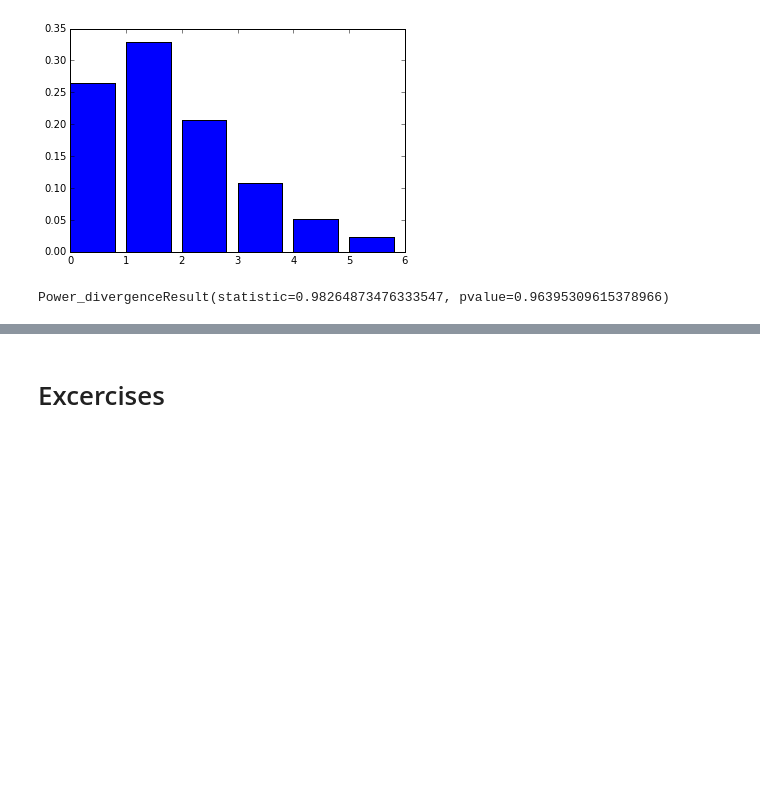
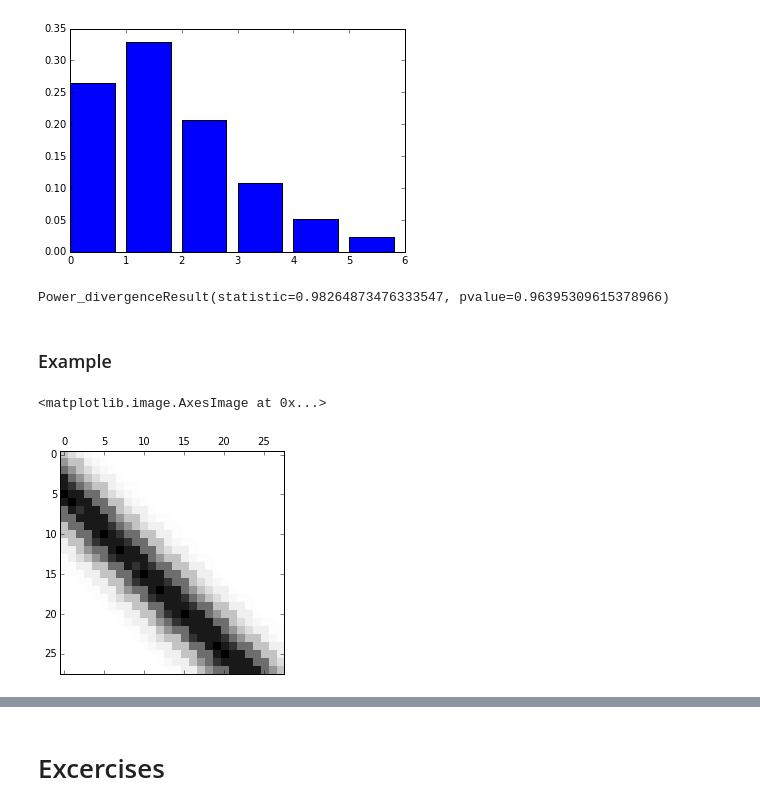
Before and after one commit to HSE-LAMBDA/modern-technologies-for-ml-and-big-data, a Jupyter notebook: lecture1/SciPy.ipynb, the cells around one changed output, grey strips where cells are left out. Drawn from its saved outputs; the diff is of its cells as text; code cells hidden in the pictures; blank space fills up the shorter version.

```diff
--- a/lecture1/SciPy.ipynb
+++ b/lecture1/SciPy.ipynb
@@ -262,3 +262,34 @@ freq = freq_ / freq_.sum()
 scipy.stats.chisquare(freq, ps)
 # %% [output]
 Power_divergenceResult(statistic=0.98264873476333547, pvalue=0.96395309615378966)
+# %% [markdown]
+### Example
+# %%
+def image_line(profile, size=(28, 28)):
+    def f(angle, x_0):
+        xs, ys = np.meshgrid(np.arange(size[0]), np.arange(size[1]))
+        xs_ = xs.reshape(size[0] * size[1])
+        ys_ = ys.reshape(size[0] * size[1])
+
+        p = np.vstack([xs_ - x_0, ys_])
+        n = np.array([[ np.cos(angle), np.sin(angle) ]]).T
+
+        a = p.T.dot(n)
+
+        projection = p.copy()
+        projection[0, :] = n[0] * a.T
+        projection[1, :] = n[1] * a.T
+
+        deltas = np.linalg.norm(projection - p, axis = 0)
+        return profile(deltas)
+
+    return f
+# %%
+def gaussian_profile(d):
+    return lambda x: np.exp(- np.square(x) / d / d)
+# %%
+i = image_line(gaussian_profile(3))(np.pi / 4, -5)
+plt.matshow(i.reshape((28, 28)), cmap=plt.cm.gist_gray_r)
+# %% [output]
+<matplotlib.image.AxesImage at 0x...>
+[figure, added]
```
Also changed, not shown: parts of 22 cells of this notebook.
